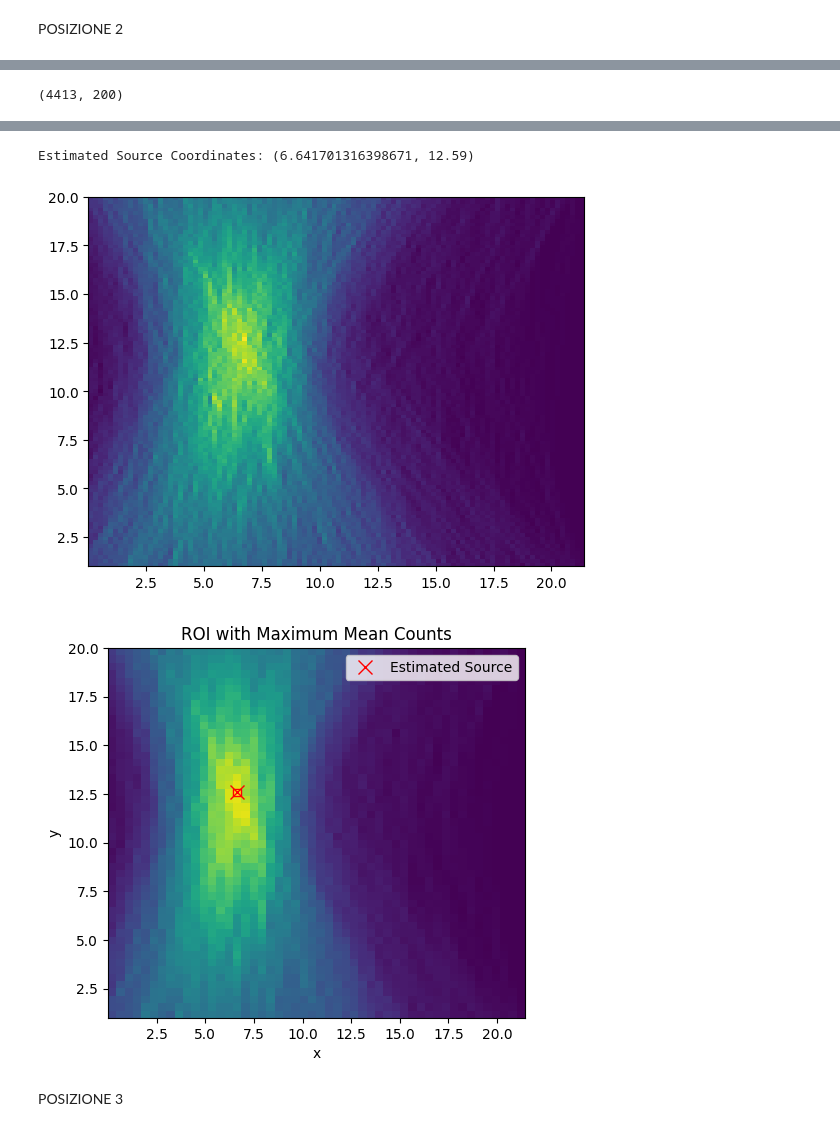
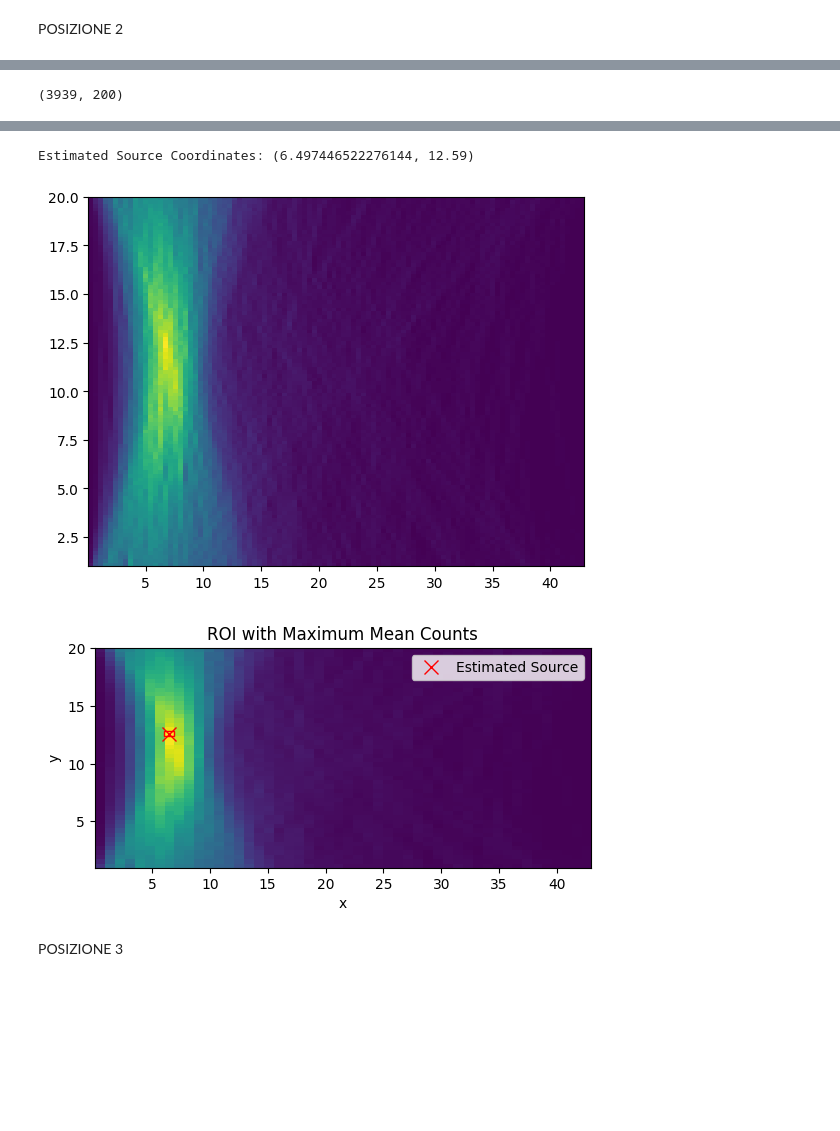
Before and after one commit to francescouni0/FisMedLab, a Jupyter notebook: Plastici/Acquisizione Na-22 Esperienza Scintillatori-20230427T155444Z-001/Acquisizione Na-22 Esperienza Scintillatori/posLOR.ipynb, the cells around one changed output, grey strips where cells are left out. Cells and saved outputs as stored; diff of their text form; code cells hidden in the pictures; blank space fills up the shorter version.

```diff
--- a/Plastici/Acquisizione Na-22 Esperienza Scintillatori-20230427T155444Z-001/Acquisizione Na-22 Esperienza Scintillatori/posLOR.ipynb
+++ b/Plastici/Acquisizione Na-22 Esperienza Scintillatori-20230427T155444Z-001/Acquisizione Na-22 Esperienza Scintillatori/posLOR.ipynb
@@ -108,7 +105,7 @@ plt.show()
 from shapely.geometry import LineString
 from shapely import get_x
 
-y=np.linspace(1,20,200)
+y=np.linspace(1,22,200)
 distry=np.zeros((len(x2_filtered),len(y)))
 print(np.shape(distry))
 for j in range(len(y)):
@@ -124,7 +121,7 @@ print(np.shape(distry))
 # %% [output]
 (4851, 200)
 # %%
-y = np.linspace(1,20,distry.shape[1])
+y = np.linspace(1,22,distry.shape[1])
 
 x_flattened = distry.flatten()
 y_flattened = np.tile(y, distry.shape[0])
@@ -163,7 +160,7 @@ x_min = np.min(x_filtered1)
 x_max = np.max(x_filtered1)
 y_min = np.min(y_filtered1)
 y_max = np.max(y_filtered1)
-roi_num_bins = 100  # Number of bins for the ROI
+roi_num_bins = 50  # Number of bins for the ROI
 roi_xbins = np.linspace(x_min, x_max, roi_num_bins + 1)
 roi_ybins = np.linspace(y_min, y_max, roi_num_bins + 1)
 
@@ -213,7 +210,7 @@ POSIZIONE 2
 x12_2=(popt0_12/2)*(delta_t_12_2-popt1_12)+22
 x34_2=(popt0_34/2)*(delta_t_34_2-popt1_34)+22
 # %%
-mask = (x12_2 >= -22) & (x12_2 <= 22) & (x34_2 >= -22) & (x34_2 <= 22)
+mask = (x12_2 >= -0) & (x12_2 <= 44) & (x34_2 >= -0) & (x34_2 <= 44)
 x1_filtered = x12_2[mask]
 x2_filtered = x34_2[mask]
 
@@ -259,5 +256,8 @@ plt.show()
 # %%
-y=np.linspace(1,20,200)
+from shapely.geometry import LineString
+from shapely import get_x
+
+y=np.linspace(1,22,200)
 distry=np.zeros((len(x2_filtered),len(y)))
 print(np.shape(distry))
 for j in range(len(y)):
@@ -267,9 +267,9 @@ for j in range(len(y)):
        x=get_x((line1.intersection(line2)))
        distry[i,j]=x
 # %% [output]
-(4413, 200)
+(3939, 200)
 # %%
-y=np.linspace(1,20,200)
+y=np.linspace(1,22,200)
 
 x_flattened = distry.flatten()
 y_flattened = np.tile(y, distry.shape[0])
@@ -338,6 +338,6 @@ plt.show()
-Estimated Source Coordinates: (6.641701316398671, 12.59)
+Estimated Source Coordinates: (6.497446522276144, 12.59)
-[figure, old version]
+[figure, new version]
-[figure, old version]
+[figure, new version]
 # %% [markdown]
 POSIZIONE 3
 # %%
```
Also changed, not shown: parts of 10 cells of this notebook.
